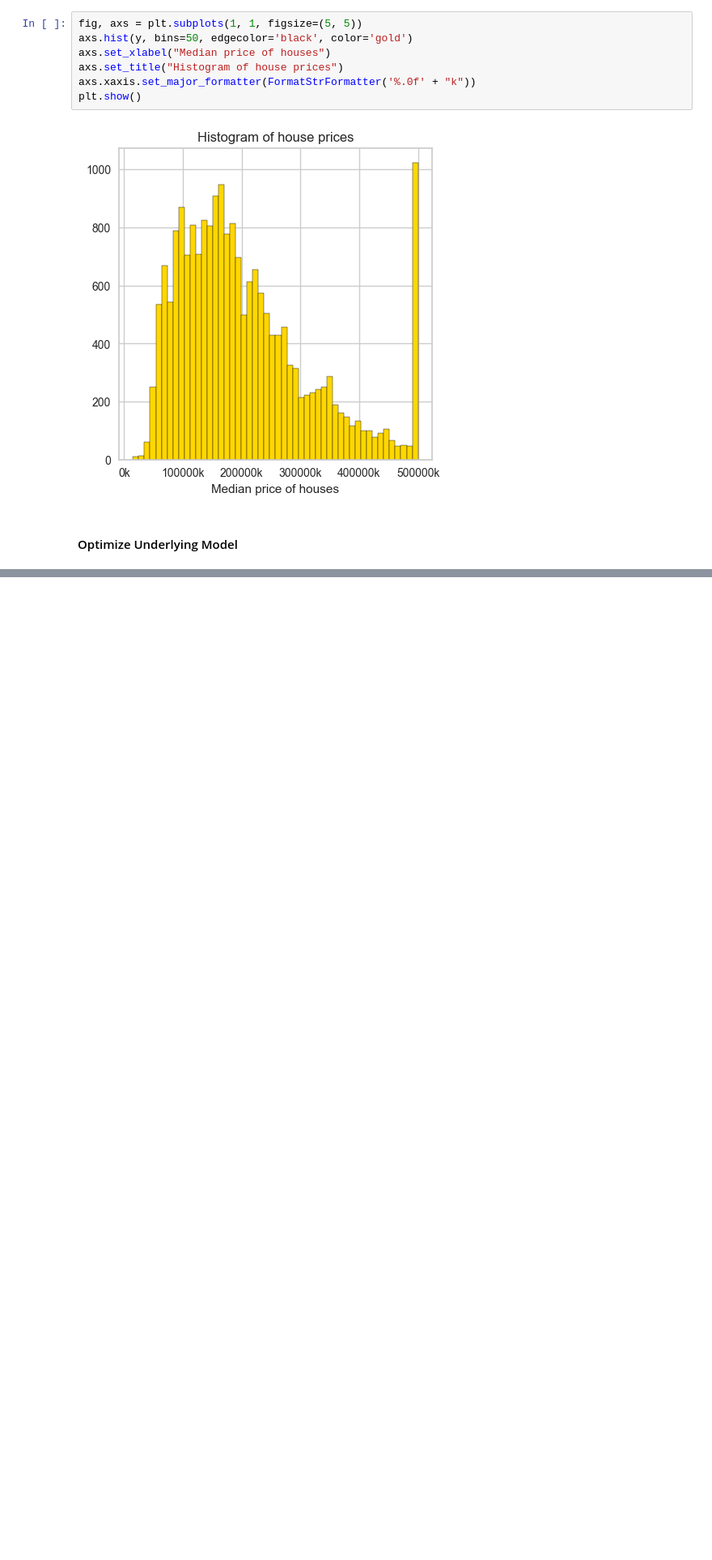
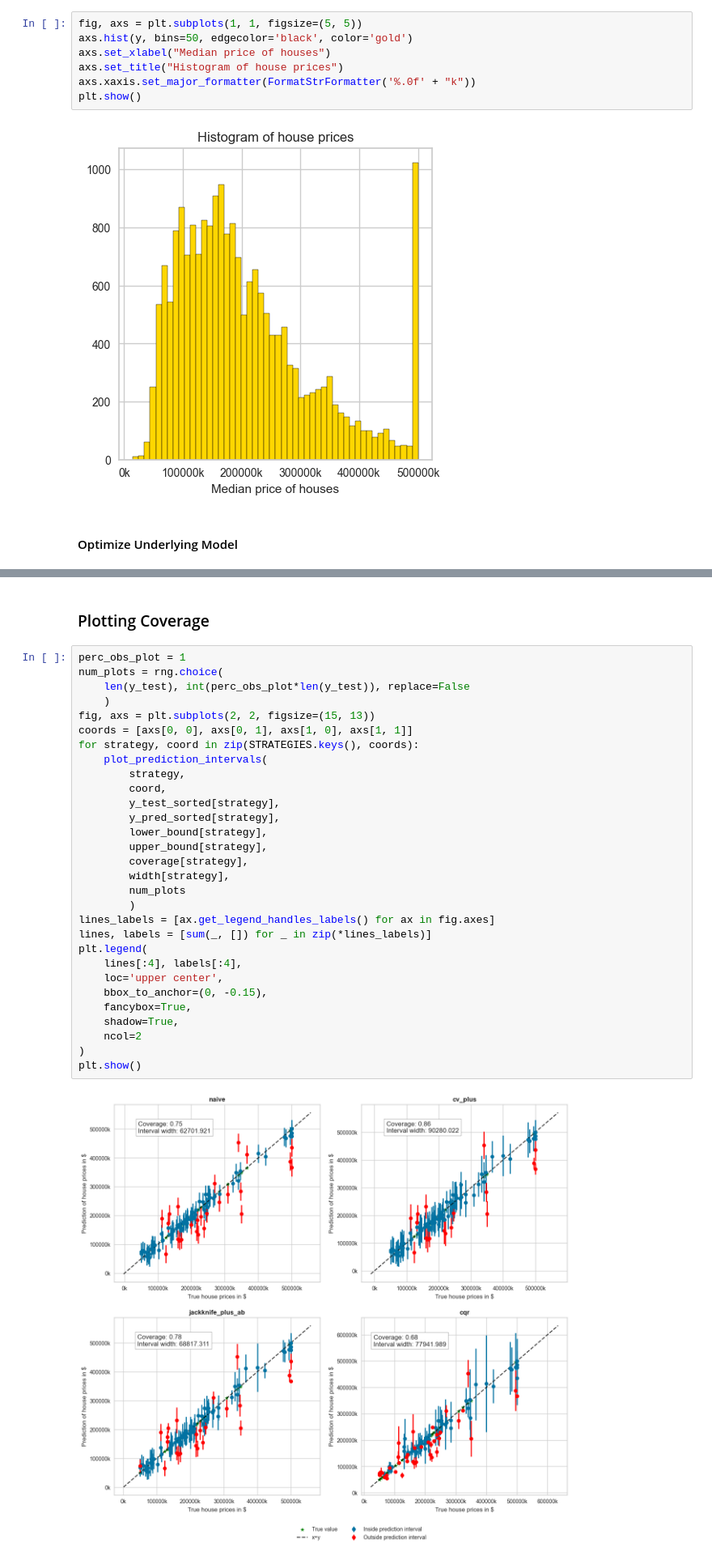
Before and after one commit to joakor89/conformal_prediction, a Jupyter notebook: chap_07/CPFR.ipynb, the cells around one changed output, grey strips where cells are left out. Shown at 81% size. Drawn from its saved outputs; the diff is of its cells as text; blank space fills up the shorter version.

Commit message:
Running strategies and retreiving prediction intervals

```diff
--- a/chap_07/CPFR.ipynb
+++ b/chap_07/CPFR.ipynb
@@ -544,0 +724,34 @@ You can set `force_col_wise=true` to remove the overhead.
+# %% [markdown]
+### Plotting Coverage
+# %%
+perc_obs_plot = 1
+num_plots = rng.choice(
+    len(y_test), int(perc_obs_plot*len(y_test)), replace=False
+    )
+fig, axs = plt.subplots(2, 2, figsize=(15, 13))
+coords = [axs[0, 0], axs[0, 1], axs[1, 0], axs[1, 1]]
+for strategy, coord in zip(STRATEGIES.keys(), coords):
+    plot_prediction_intervals(
+        strategy,
+        coord,
+        y_test_sorted[strategy],
+        y_pred_sorted[strategy],
+        lower_bound[strategy],
+        upper_bound[strategy],
+        coverage[strategy],
+        width[strategy],
+        num_plots
+        )
+lines_labels = [ax.get_legend_handles_labels() for ax in fig.axes]
+lines, labels = [sum(_, []) for _ in zip(*lines_labels)]
+plt.legend(
+    lines[:4], labels[:4],
+    loc='upper center',
+    bbox_to_anchor=(0, -0.15),
+    fancybox=True,
+    shadow=True,
+    ncol=2
+)
+plt.show()
+# %% [output]
+[figure, added]
```
Also changed, not shown: parts of 14 cells of this notebook.
